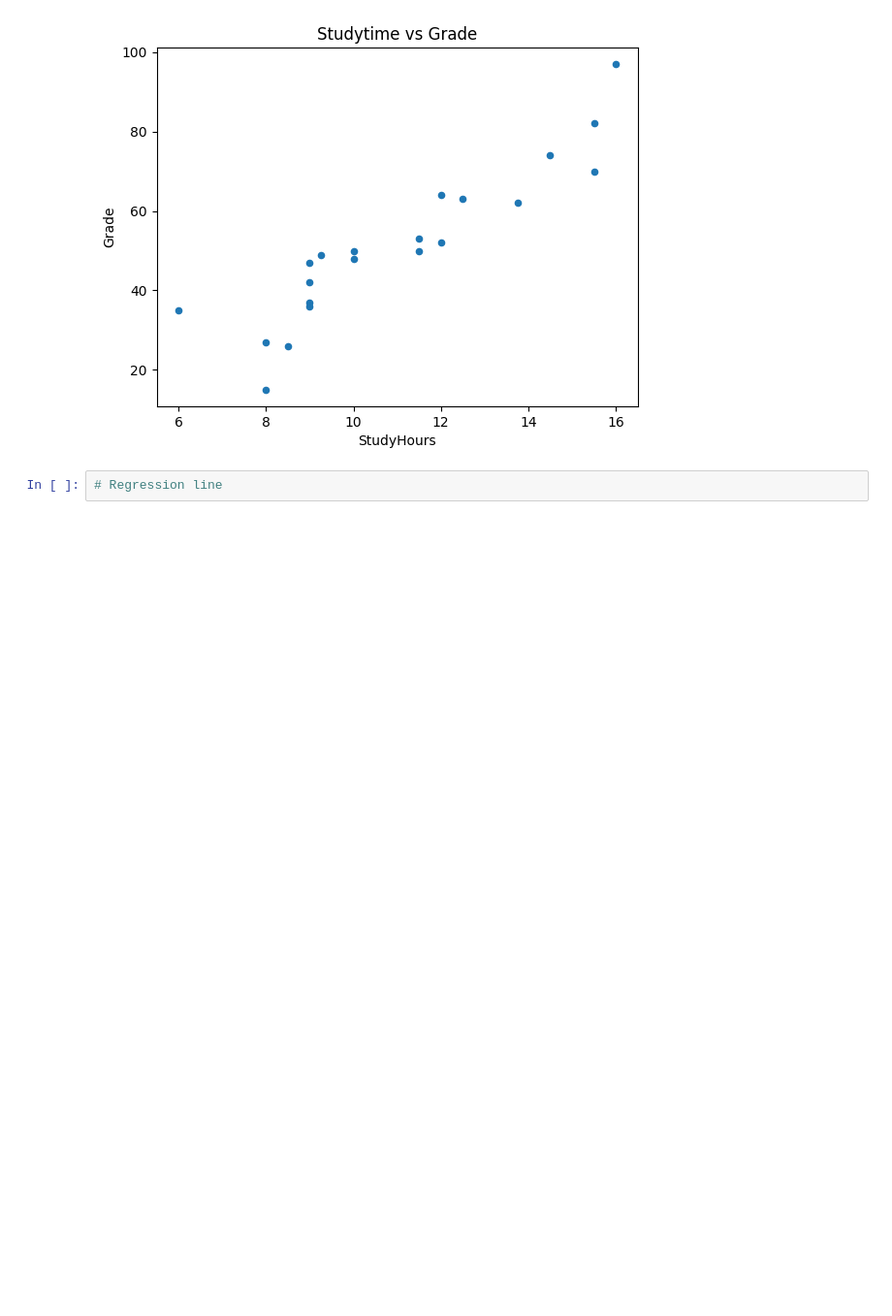
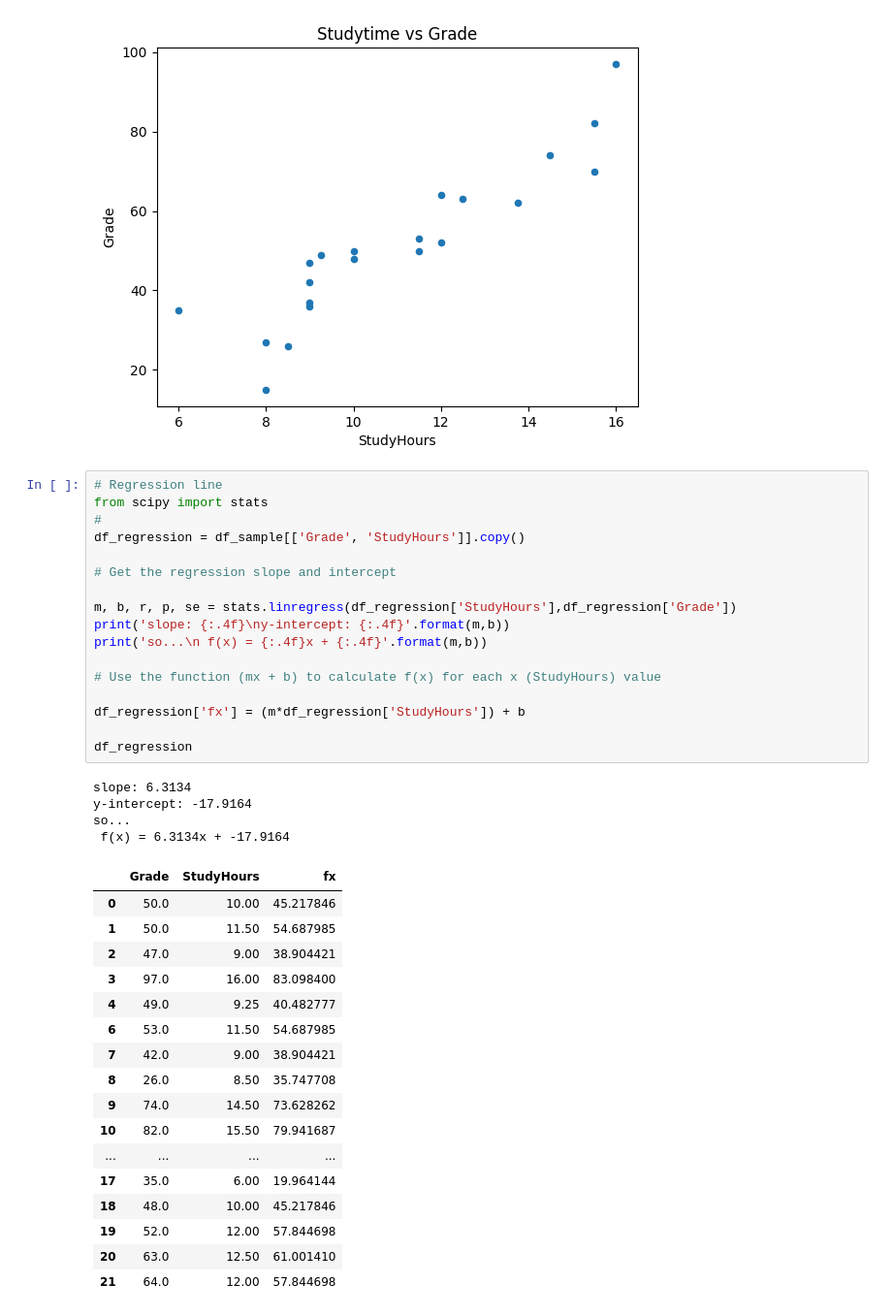
Before and after one commit to Mkrtich87/DP-100-Data-Scientist, a Jupyter notebook: Visualisation.ipynb, the cells around one changed output. Shown at 97% size. Saved outputs shown, nothing was run; the diff lists cells and outputs as text; blank space fills up the shorter version.

```diff
--- a/Visualisation.ipynb
+++ b/Visualisation.ipynb
@@ -355,5 +353,42 @@ df_sample.plot.scatter(title='Studytime vs Grade', x = 'StudyHours', y = 'Grade'
 # %% [output]
 <Axes: title={'center': 'Studytime vs Grade'}, xlabel='StudyHours', ylabel='Grade'>
 [figure]
-# %%
-# Regression line
+# %%
+# Regression line
+from scipy import stats
+#
+df_regression = df_sample[['Grade', 'StudyHours']].copy()
+
+# Get the regression slope and intercept
+
+m, b, r, p, se = stats.linregress(df_regression['StudyHours'],df_regression['Grade'])
+print('slope: {:.4f}\ny-intercept: {:.4f}'.format(m,b))
+print('so...\n f(x) = {:.4f}x + {:.4f}'.format(m,b))
+
+# Use the function (mx + b) to calculate f(x) for each x (StudyHours) value
+
+df_regression['fx'] = (m*df_regression['StudyHours']) + b
+
+df_regression
+# %% [output]
+slope: 6.3134
+y-intercept: -17.9164
+so...
+ f(x) = 6.3134x + -17.9164
+|  | Grade | StudyHours | fx |
+| 0 | 50.0 | 10.00 | 45.217846 |
+| 1 | 50.0 | 11.50 | 54.687985 |
+| 2 | 47.0 | 9.00 | 38.904421 |
+| 3 | 97.0 | 16.00 | 83.098400 |
+| 4 | 49.0 | 9.25 | 40.482777 |
+| 6 | 53.0 | 11.50 | 54.687985 |
+| 7 | 42.0 | 9.00 | 38.904421 |
+| 8 | 26.0 | 8.50 | 35.747708 |
+| 9 | 74.0 | 14.50 | 73.628262 |
+| 10 | 82.0 | 15.50 | 79.941687 |
+| ... | ... | ... | ... |
+| 17 | 35.0 | 6.00 | 19.964144 |
+| 18 | 48.0 | 10.00 | 45.217846 |
+| 19 | 52.0 | 12.00 | 57.844698 |
+| 20 | 63.0 | 12.50 | 61.001410 |
+| 21 | 64.0 | 12.00 | 57.844698 |
```
Also changed, not shown: parts of 5 cells of this notebook, 1 other file.
